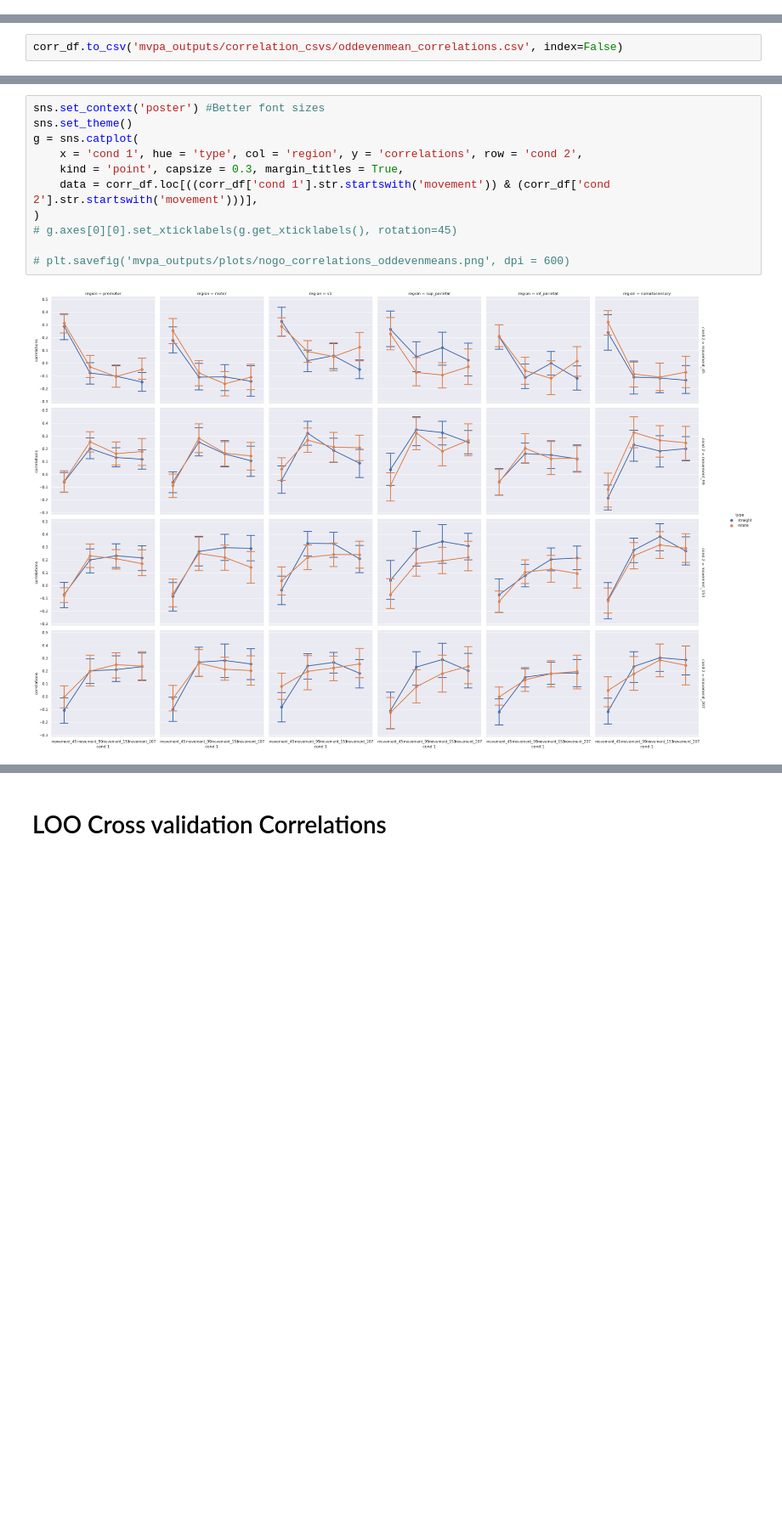
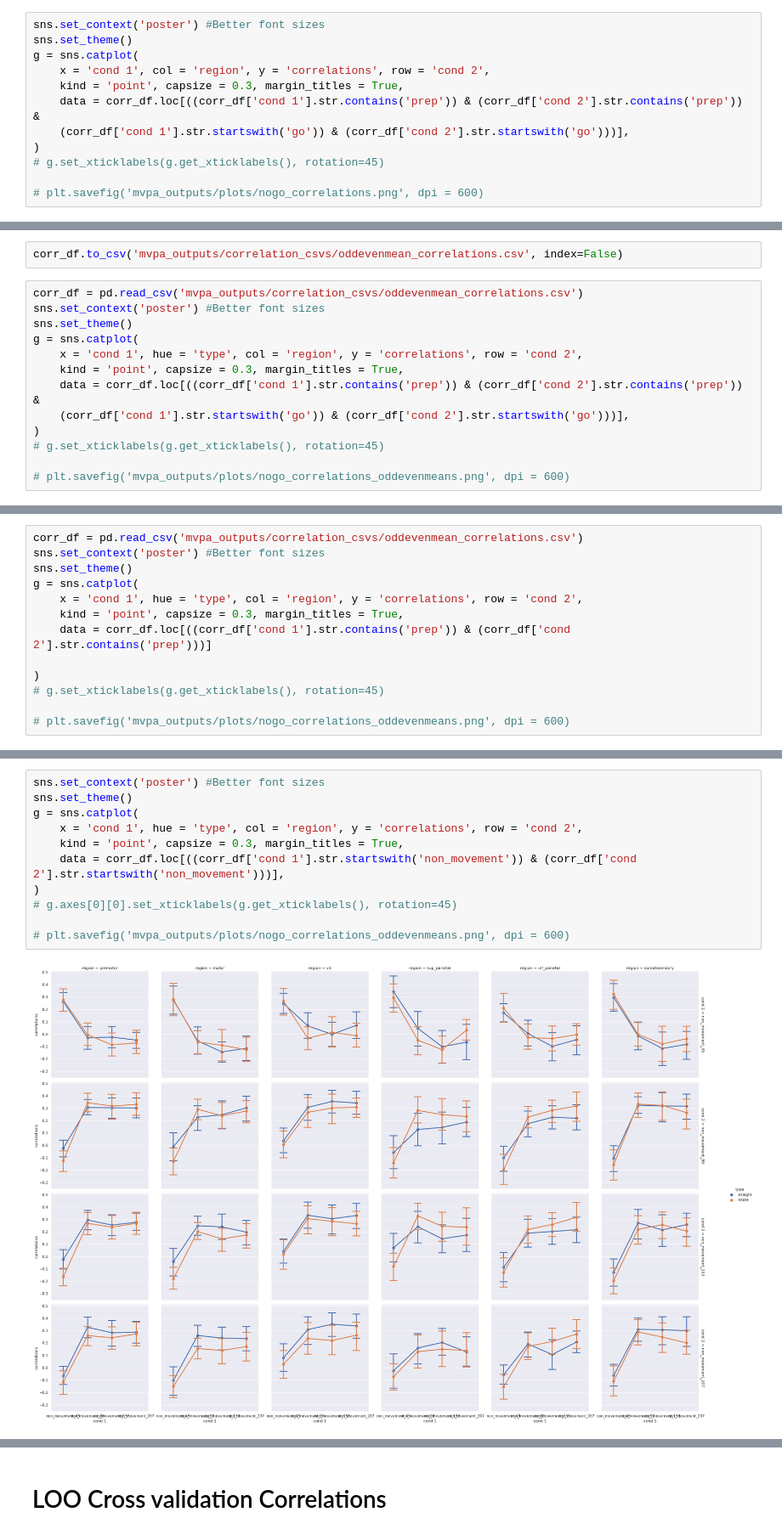
Before and after one commit to tejas-savalia/vma_fmri, a Jupyter notebook: analyses_sandbox.ipynb, the cells around one changed output, grey strips where cells are left out. Shown at 85% size. Saved outputs shown, nothing was run; the diff lists cells and outputs as text; blank space fills up the shorter version.

```diff
--- a/analyses_sandbox.ipynb
+++ b/analyses_sandbox.ipynb
@@ -200,3 +365,15 @@ plt.savefig('mvpa_outputs/plots/nogo_correlations.png', dpi = 600)
+# %%
+sns.set_context('poster') #Better font sizes
+sns.set_theme()
+g = sns.catplot(
+    x = 'cond 1', col = 'region', y = 'correlations', row = 'cond 2',
+    kind = 'point', capsize = 0.3, margin_titles = True,
+    data = corr_df.loc[((corr_df['cond 1'].str.contains('prep')) & (corr_df['cond 2'].str.contains('prep')) &
+    (corr_df['cond 1'].str.startswith('go')) & (corr_df['cond 2'].str.startswith('go')))],
+)
+# g.set_xticklabels(g.get_xticklabels(), rotation=45)
+
+# plt.savefig('mvpa_outputs/plots/nogo_correlations.png', dpi = 600)
 # %% [markdown]
 # Computing correlations between odd and even blocks
 (i.e. odd for straight correlated with even for straight)
@@ -280,3 +457,16 @@ def create_corr_dict(typ = 'straight', corr_dict = straight_corr_dict):
 corr_df = pd.concat([create_corr_dict('straight', straight_corr_dict), create_corr_dict('rotate', rotate_corr_dict)])
 # %%
 corr_df.to_csv('mvpa_outputs/correlation_csvs/oddevenmean_correlations.csv', index=False)
+# %%
+corr_df = pd.read_csv('mvpa_outputs/correlation_csvs/oddevenmean_correlations.csv')
+sns.set_context('poster') #Better font sizes
+sns.set_theme()
+g = sns.catplot(
+    x = 'cond 1', hue = 'type', col = 'region', y = 'correlations', row = 'cond 2',
+    kind = 'point', capsize = 0.3, margin_titles = True,
+    data = corr_df.loc[((corr_df['cond 1'].str.contains('prep')) & (corr_df['cond 2'].str.contains('prep')) &
+    (corr_df['cond 1'].str.startswith('go')) & (corr_df['cond 2'].str.startswith('go')))],
+)
+# g.set_xticklabels(g.get_xticklabels(), rotation=45)
+
+# plt.savefig('mvpa_outputs/plots/nogo_correlations_oddevenmeans.png', dpi = 600)
@@ -296,2 +488,15 @@ plt.savefig('mvpa_outputs/plots/nogo_correlations_oddevenmeans.png', dpi = 600)
 # %% [output]
 [figure]
+# %%
+corr_df = pd.read_csv('mvpa_outputs/correlation_csvs/oddevenmean_correlations.csv')
+sns.set_context('poster') #Better font sizes
+sns.set_theme()
+g = sns.catplot(
+    x = 'cond 1', hue = 'type', col = 'region', y = 'correlations', row = 'cond 2',
+    kind = 'point', capsize = 0.3, margin_titles = True,
+    data = corr_df.loc[((corr_df['cond 1'].str.contains('prep')) & (corr_df['cond 2'].str.contains('prep')))]
+
+)
+# g.set_xticklabels(g.get_xticklabels(), rotation=45)
+
+# plt.savefig('mvpa_outputs/plots/nogo_correlations_oddevenmeans.png', dpi = 600)
@@ -298,13 +507,13 @@ plt.savefig('mvpa_outputs/plots/nogo_correlations_oddevenmeans.png', dpi = 600)
 # %%
 sns.set_context('poster') #Better font sizes
 sns.set_theme()
 g = sns.catplot(
     x = 'cond 1', hue = 'type', col = 'region', y = 'correlations', row = 'cond 2',
     kind = 'point', capsize = 0.3, margin_titles = True,
-    data = corr_df.loc[((corr_df['cond 1'].str.startswith('movement')) & (corr_df['cond 2'].str.startswith('movement')))],
+    data = corr_df.loc[((corr_df['cond 1'].str.startswith('non_movement')) & (corr_df['cond 2'].str.startswith('non_movement')))],
 )
 # g.axes[0][0].set_xticklabels(g.get_xticklabels(), rotation=45)
 
 # plt.savefig('mvpa_outputs/plots/nogo_correlations_oddevenmeans.png', dpi = 600)
 # %% [output]
-[figure, old version]
+[figure, new version]
```
Also changed, not shown: parts of 40 cells of this notebook, 7 other files.
